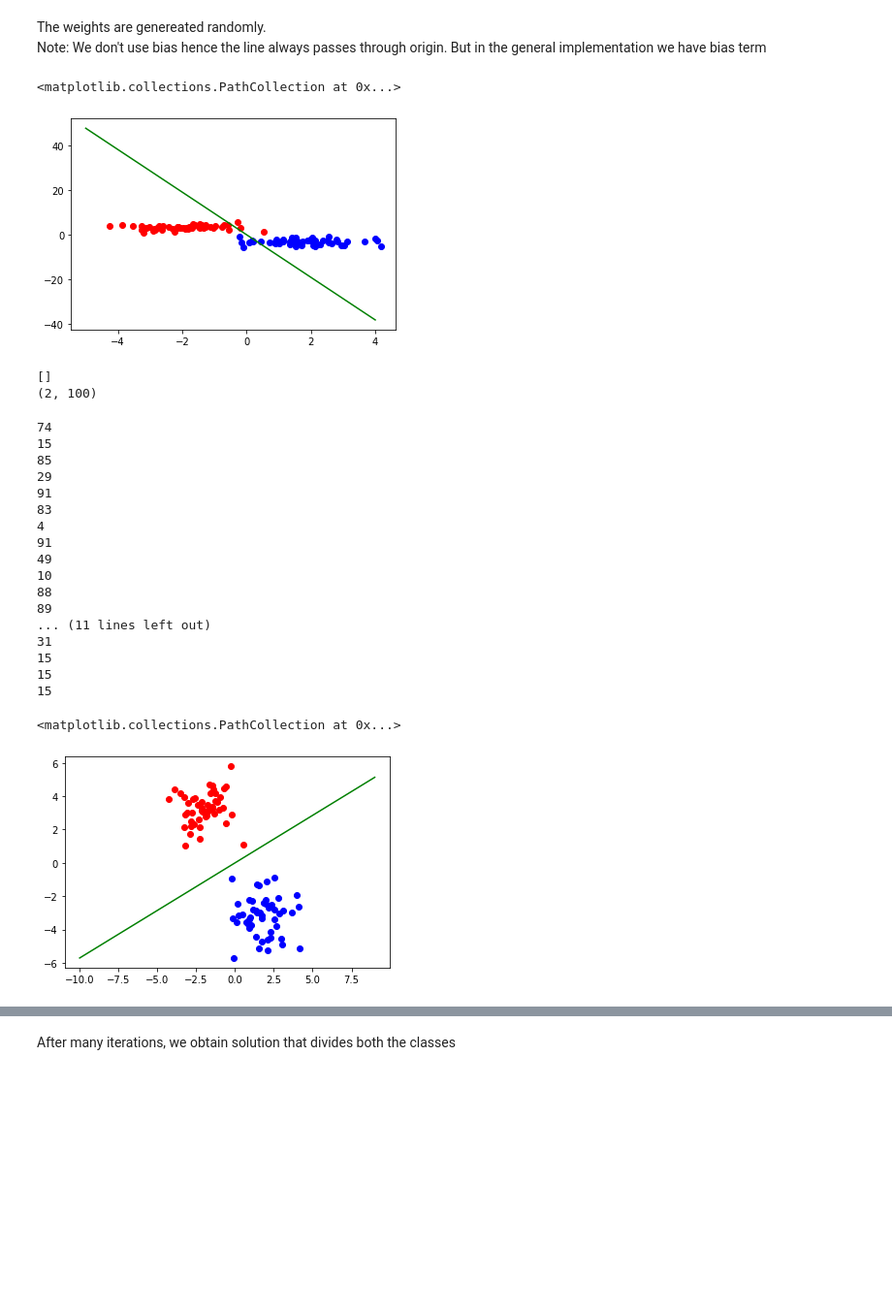
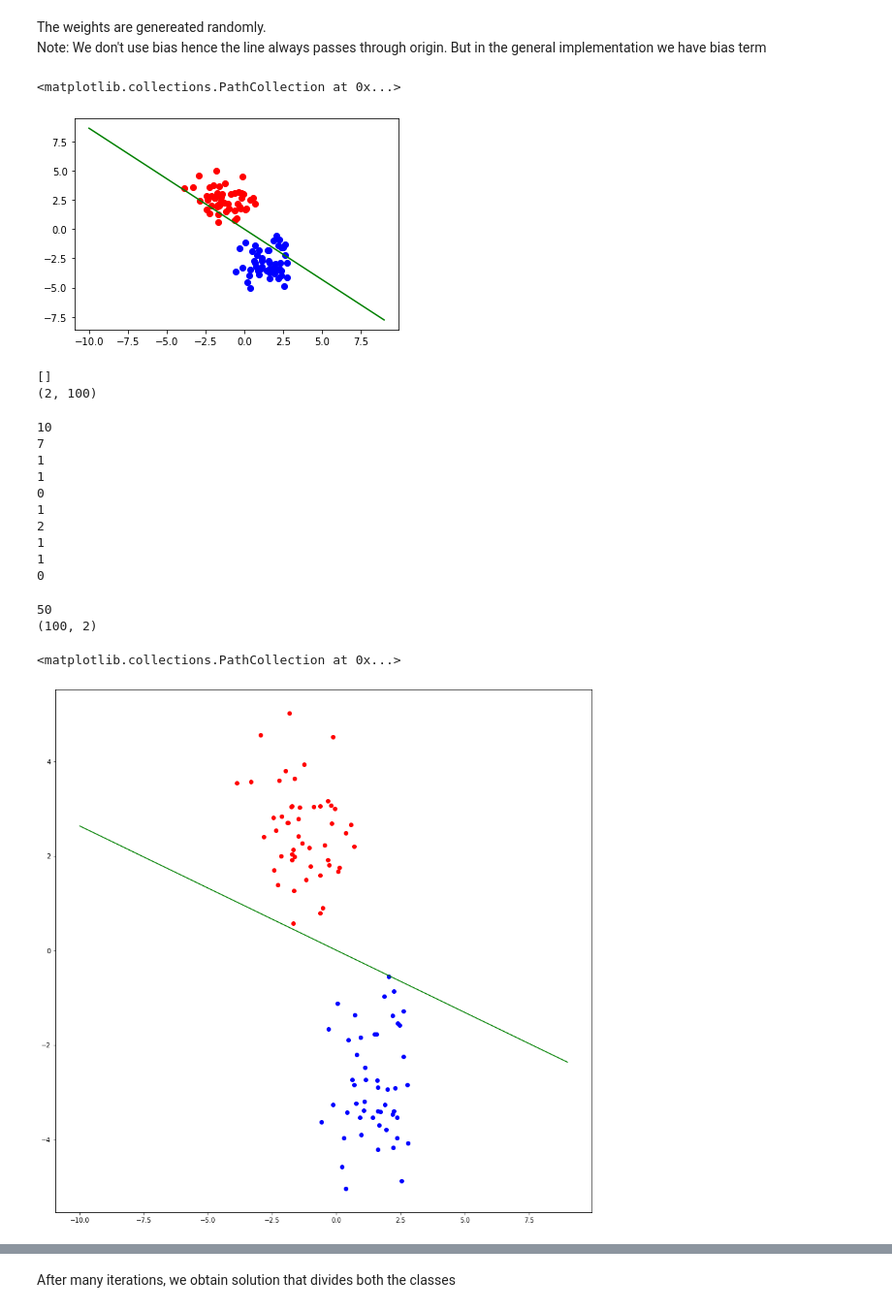
Before and after one commit to Arvinth-s/Pattern-Recognition, a Jupyter notebook: Perceptron_model.ipynb, the cells around one changed output, grey strips where cells are left out. Shown: that part at 97% size. Drawn from its saved outputs; the diff is of its cells as text; code cells hidden in the pictures; blank space fills up the shorter version.

Commit message:
Corrected the graph equation

```diff
--- a/Perceptron_model.ipynb
+++ b/Perceptron_model.ipynb
@@ -27,7 +27,7 @@ M = 2
 a = np.random.randn(N, M)
 x = np.transpose(a)[0]
 y = np.transpose(a)[1]
-y = y - np.min(y) + 0.7
+y = y - np.min(y) + 1
 plt.scatter(x, y)
 a = [x, y]
 # %% [output]
@@ -38,7 +38,7 @@ We generate random datapoints for class 1 and make the value of y greater than 0
 b = np.random.randn(N, M)
 x = np.transpose(b)[0]
 y = np.transpose(b)[1]
-y = y - np.max(y) - 0.7
+y = y - np.max(y) - 1
 plt.scatter(x, y)
 b = [x, y]
 # %% [output]
@@ -76,12 +76,12 @@ plt.plot(np.arange(-10, 10), -np.arange(-10, 10)*W[1][0]/W[0][0], c='g')
 The weights are genereated randomly. <br>
 Note: We don't use bias hence the line always passes through origin. But in the general implementation we have bias term
 # %%
-plt.plot(np.arange(-5, 5), -np.arange(-5, 5)*W[1][0]/W[0][0], c='g')
+plt.plot(np.arange(-10, 10), -np.arange(-10, 10)*(W[0][0]/W[1][0]), c='g')
 plt.scatter(a[0], a[1], c='r')
 plt.scatter(b[0], b[1], c='b')
 # %% [output]
 <matplotlib.collections.PathCollection at 0x...>
-[figure, old version]
+[figure, new version]
 # %%
 x = [[], []]
 print(x[1])
@@ -98,42 +98,45 @@ x = np.transpose(x)
 []
 (2, 100)
 # %%
-lr = 0.1
-for i in range(1000):
-  n = np.random.randint(2*N)
-  # print(n, np.matmul(np.transpose(W), x[n]))
-  if((n < N and np.matmul(np.transpose(W), x[n])[0] < 0)):
-    print(n)
-    W = W + lr * np.transpose([x[n]] )
-  if((n >= N and np.matmul(np.transpose(W), x[n])[0] > 0)):
-    W = W - lr * np.transpose([x[n]] )
-    print(n)
-    # print(np.matmul(np.transpose(W), x[n])[0])
-    W = W + lr * np.transpose([x[n]] )
-    # print(W.shape)
-    # print(x[n])
+lr = 0.01
+for j in range(10):
+  count = 0
+  for i in range(100):
+    n = np.random.randint(2*N)
+    # print(n)
+
+    # print(n, np.matmul(np.transpose(W), x[n]))
+    if((n < N and np.matmul(np.transpose(W), x[n])[0] < 0)):
+      # print(n)
+      count += 1
+      W = W + lr * np.transpose([x[n]] )
+    if((n >= N and np.matmul(np.transpose(W), x[n])[0] > 0)):
+      W = W - lr * np.transpose([x[n]])
+      # print(n)
+      count += 1
+  print(count)
 # %% [output]
-74
-15
-85
-29
-91
-83
-4
-91
-49
 10
-88
-89
-... (11 lines left out)
-31
-15
-15
-15
+7
+1
+1
+0
+1
+2
+1
+1
+0
 # %%
-plt.plot(np.arange(-10, 10), -np.arange(-10, 10)*W[1][0]/W[0][0], c='g')
+print(N)
+print(x.shape)
+# print(x)
+# print(x[:N][0], x[:N][1])
+fig = plt.figure(figsize = (15, 15))
+plt.plot(np.arange(-10, 10), -np.arange(-10, 10)*(W[0][0]/W[1][0]), c='g')
 plt.scatter(a[0], a[1], c='r')
 plt.scatter(b[0], b[1], c='b')
 # %% [output]
-<matplotlib.collections.PathCollection at 0x...>
+50
+(100, 2)
+<matplotlib.collections.PathCollection at 0x...>
-[figure, old version]
+[figure, new version]
```
Also changed, not shown: parts of 8 cells of this notebook.
